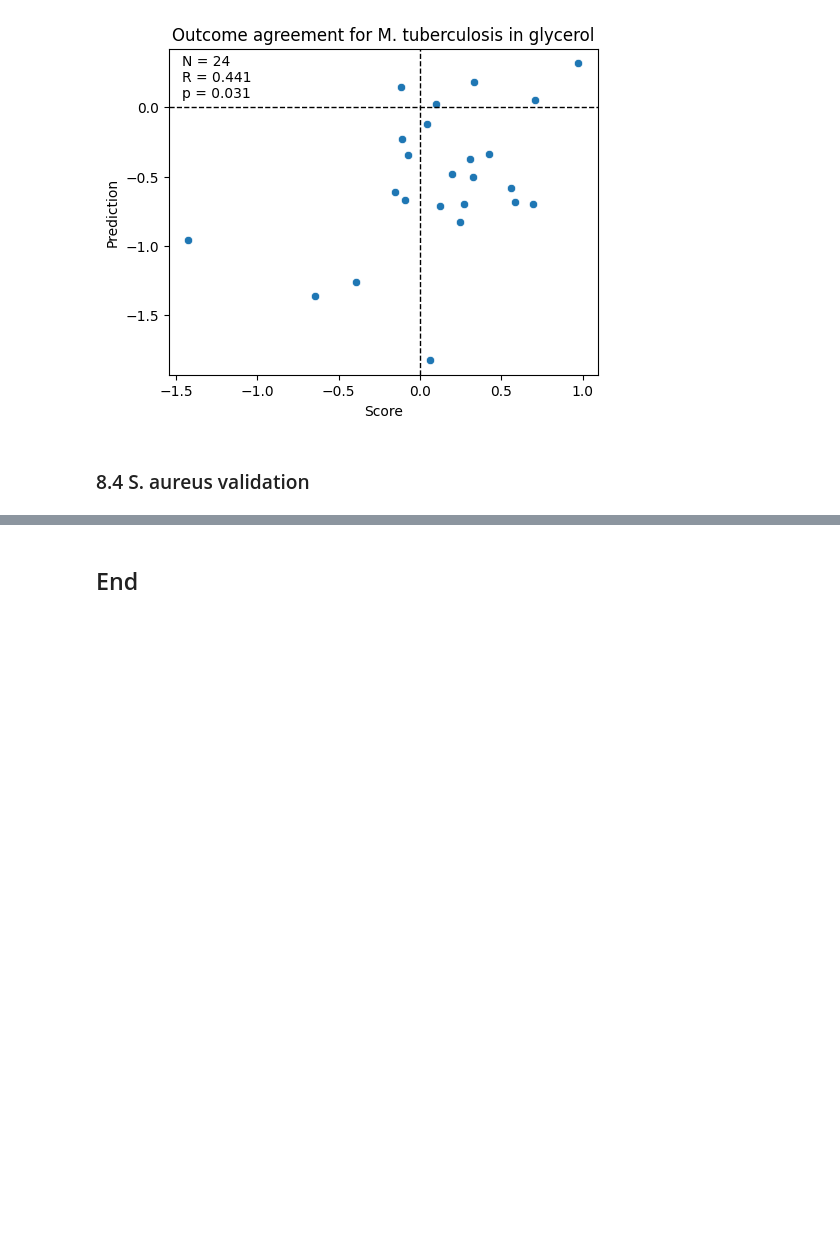
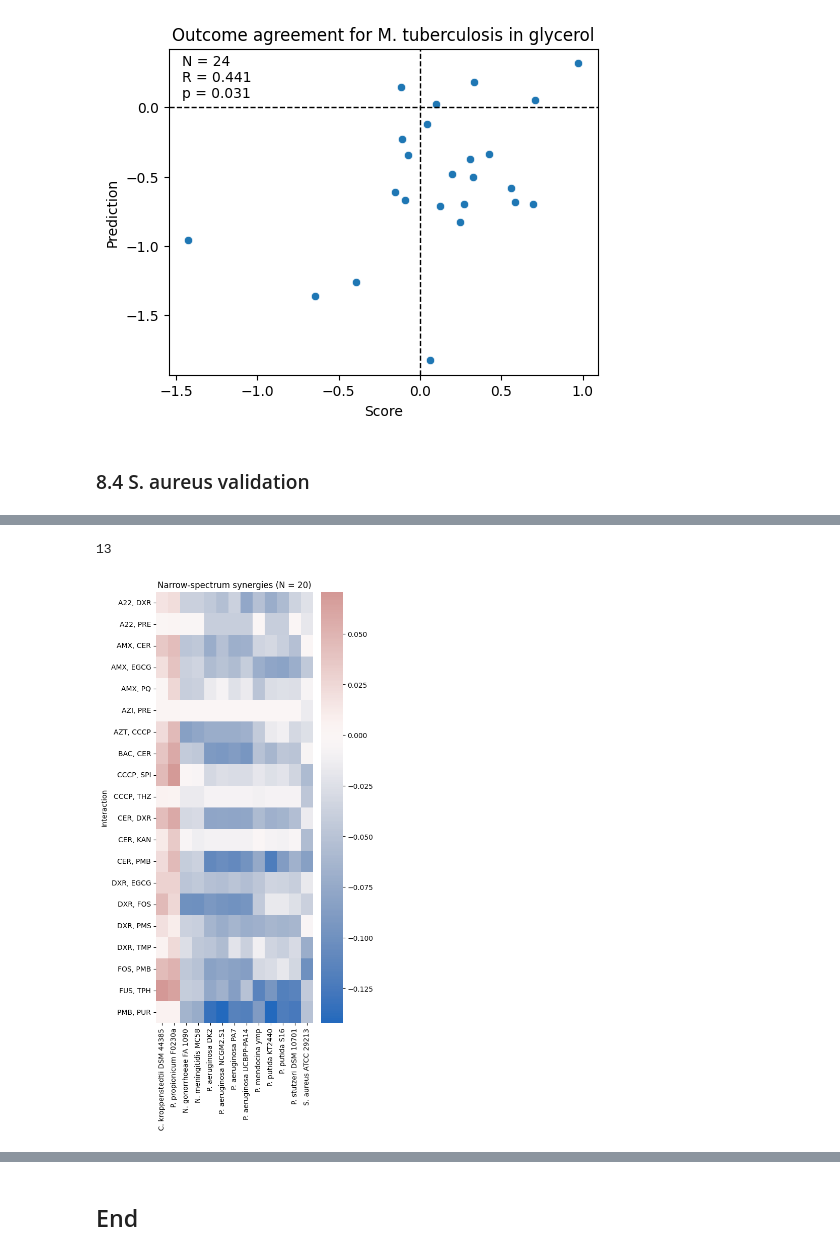
Before and after one commit to sriram-lab/TACTIC, a Jupyter notebook: TACTIC_analysis.ipynb, the cells around one changed output, grey strips where cells are left out. Cells and saved outputs as stored; diff of their text form; code cells hidden in the pictures; blank space fills up the shorter version.

```diff
--- a/TACTIC_analysis.ipynb
+++ b/TACTIC_analysis.ipynb
@@ -1615,0 +1782,21 @@ Text(0.03, 0.85, 'N = 24\nR = 0.441\np = 0.031')
+# %%
+(dfp['Board type']=='Double effect').sum()
+# %% [output]
+13
+# %%
+mask1 = df['S. aureus ATCC 29213'] < 0
+plot = df.loc[mask & mask1]
+
+# Generate plot
+fig, axs    = plt.subplots(nrows=1, ncols=1, figsize=(5.5, 11), constrained_layout=True)
+y, n        = plot[pathogens].mean(axis=1), 20
+# idx         = np.argsort(y)
+idx         = range(len(y))
+plot.columns = [s[0] + '. ' + s.split(' ', 1)[-1] for s in plot.columns]
+sns.heatmap(plot.iloc[idx], annot=False, cmap='vlag', center=0, ax=axs)
+axs.set_title('Narrow-spectrum synergies (N = {})'.format(len(idx)))
+
+# Display figure
+plt.show()
+# %% [output]
+[figure, added]
```
Also changed, not shown: parts of 18 cells of this notebook, 1 other file.
